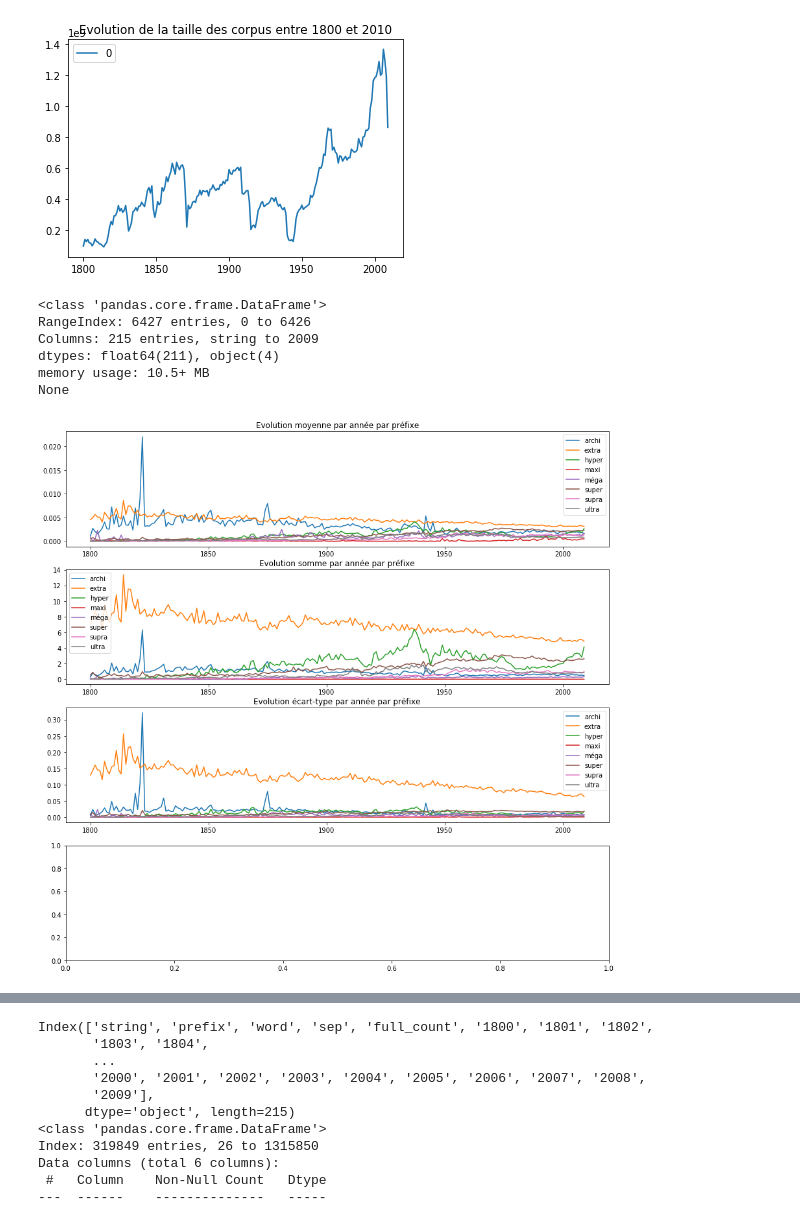
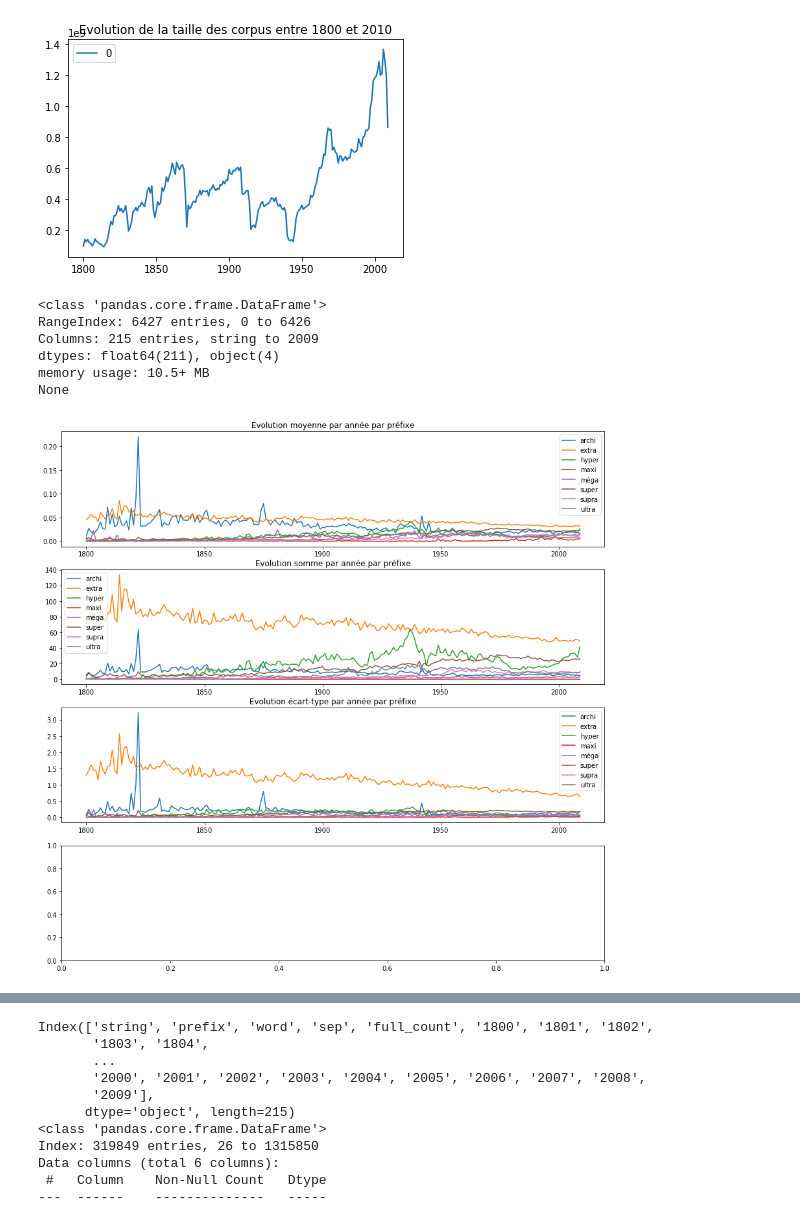
Before and after one commit to ecartierlipn/hautdegre, a Jupyter notebook: bin/google_ngrams_fr_2012_processing.ipynb, the cells around one changed output, grey strips where cells are left out. Cells and saved outputs as stored; diff of their text form; code cells hidden in the pictures.

```diff
--- a/bin/google_ngrams_fr_2012_processing.ipynb
+++ b/bin/google_ngrams_fr_2012_processing.ipynb
@@ -456,35 +456,35 @@ df_rel = df4.copy(deep=True)
 totals = load_total_counts(19,1800,2009)
 
 # calculate relative frequency for each column
 
 for i in range(1800,2010):
-    df_rel[str(i) + '_freqrel'] = (df_rel[str(i)] / totals[str(i)]) * 100000
+    df_rel[str(i) + '_freqrel'] = (df_rel[str(i)] / totals[str(i)]) * 1000000
 
 # remove absolute frequency for df (relative frequency used for clustering and plotting)
 df_rel = df_rel.drop([str(i) for i in range(1800,2010)], axis=1)
 df_rel.columns = df_rel.columns.str.replace('_freqrel', '')
 
 print(df_rel.info())
 df_rel.to_csv("../data/df_googlengrams_all_freqrel.2012.csv", index=False)
 
 # timeline of prefixes
 fig, (ax1,ax2,ax3,ax4) = plt.subplots(nrows=4, ncols=1, figsize=(15,15))
 periods = [elt for elt in df_rel.columns if re.match("[0-9]{4}", elt)]
 #print(periods)
 for k, grp in df_rel.groupby(['prefix']):
     grp[periods].mean().plot(legend=True,label=k, ax=ax1, title="Evolution moyenne par année par préfixe")
     grp[periods].sum().plot(legend=True,label=k, ax=ax2, title="Evolution somme par année par préfixe")
     grp[periods].std().plot(legend=True,label=k, ax=ax3, title="Evolution écart-type par année par préfixe")
     #grp[periods].agg(len).plot(legend=True,label=k, ax=ax4, title="Evolution nombre lexies par année par préfixe")
     #print(k, grp[['1800','1850','1900']].count())
 # %% [output]
 <class 'pandas.core.frame.DataFrame'>
 RangeIndex: 6427 entries, 0 to 6426
 Columns: 215 entries, string to 2009
 dtypes: float64(211), object(4)
 memory usage: 10.5+ MB
 None
-[figure, old version]
+[figure, new version]
 # %%
 # without outliers
 
```
Also changed, not shown: parts of 3 cells of this notebook, 11 other files.
